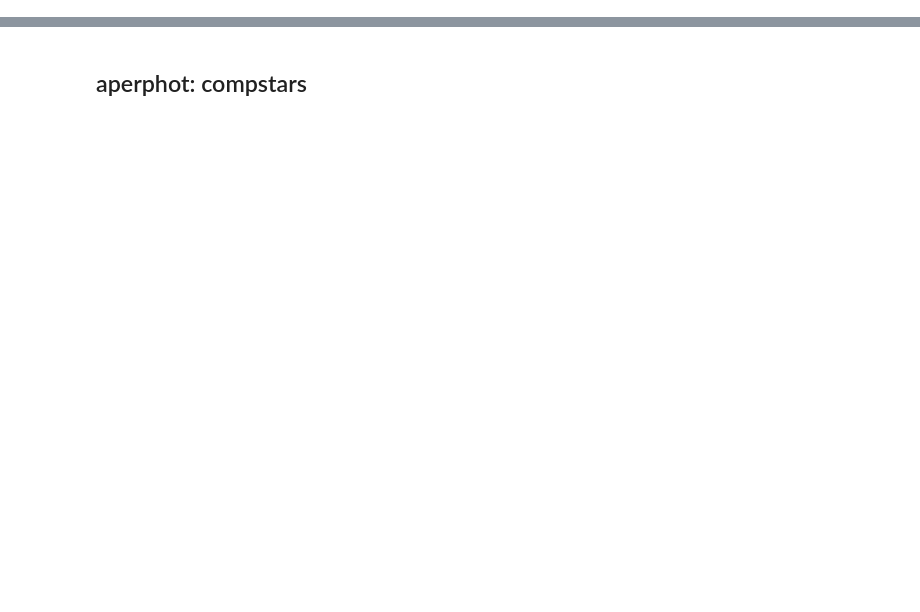
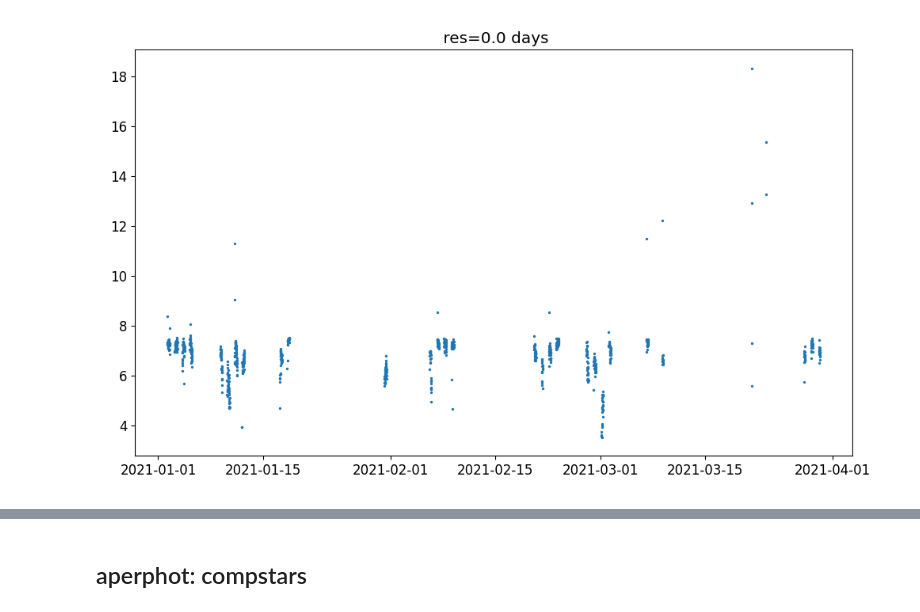
Before and after one commit to canisli/holmberg, a Jupyter notebook: ulx_photometry.ipynb, the cells around one changed output, grey strips where cells are left out. Cells and saved outputs as stored; diff of their text form; code cells hidden in the pictures; blank space fills up the shorter version.

```diff
--- a/ulx_photometry.ipynb
+++ b/ulx_photometry.ipynb
@@ -73,0 +176,7 @@ Sleeping for 10 seconds
+# %%
+
+#lc = Timeseries(times, dmags)
+lc = pload('tek2k.p')
+lc.scatter(s=2, figsize=(10,6))
+# %% [output]
+[figure, added]
```
Also changed, not shown: parts of 18 cells of this notebook, 11 other files.
